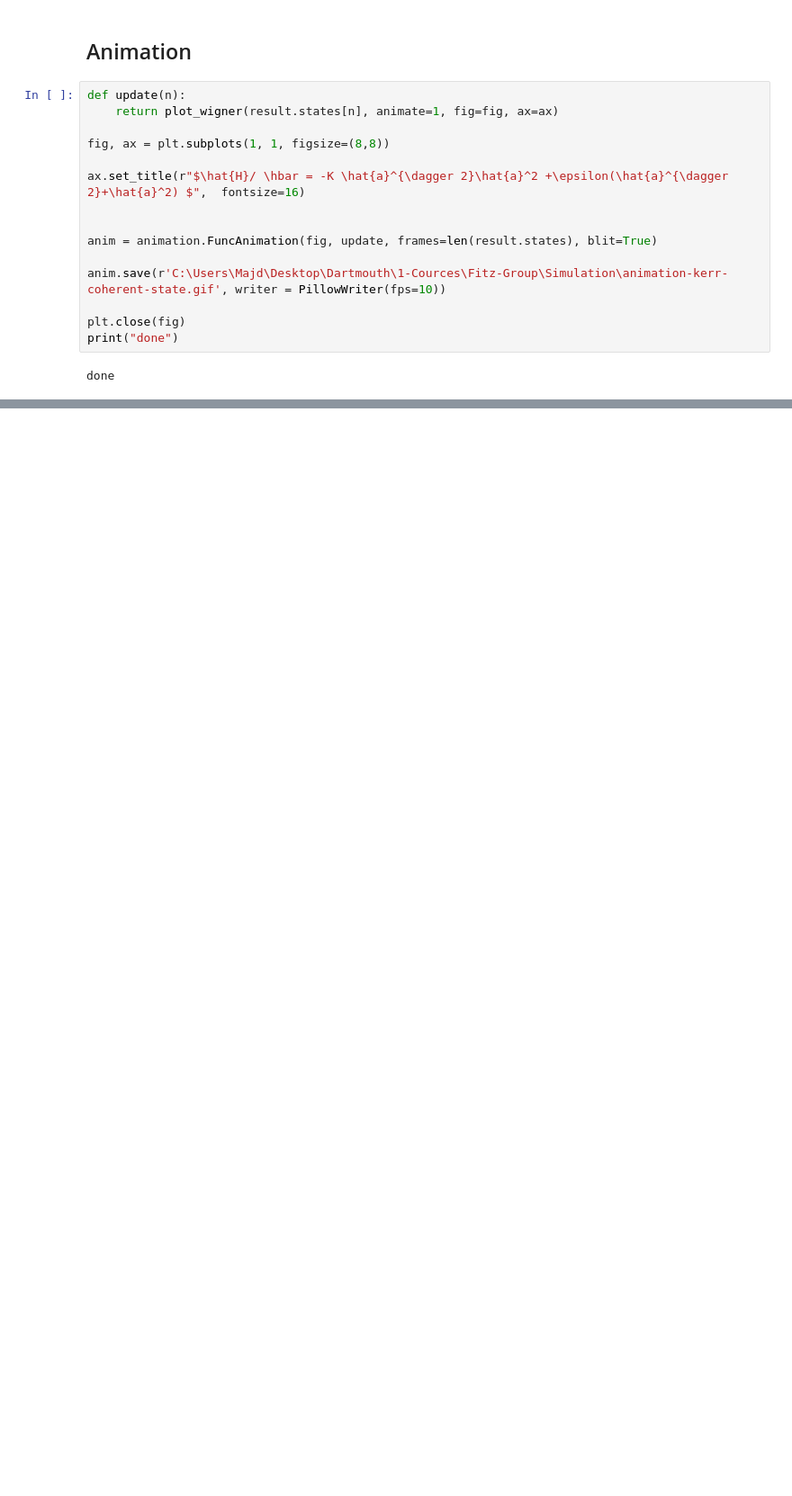
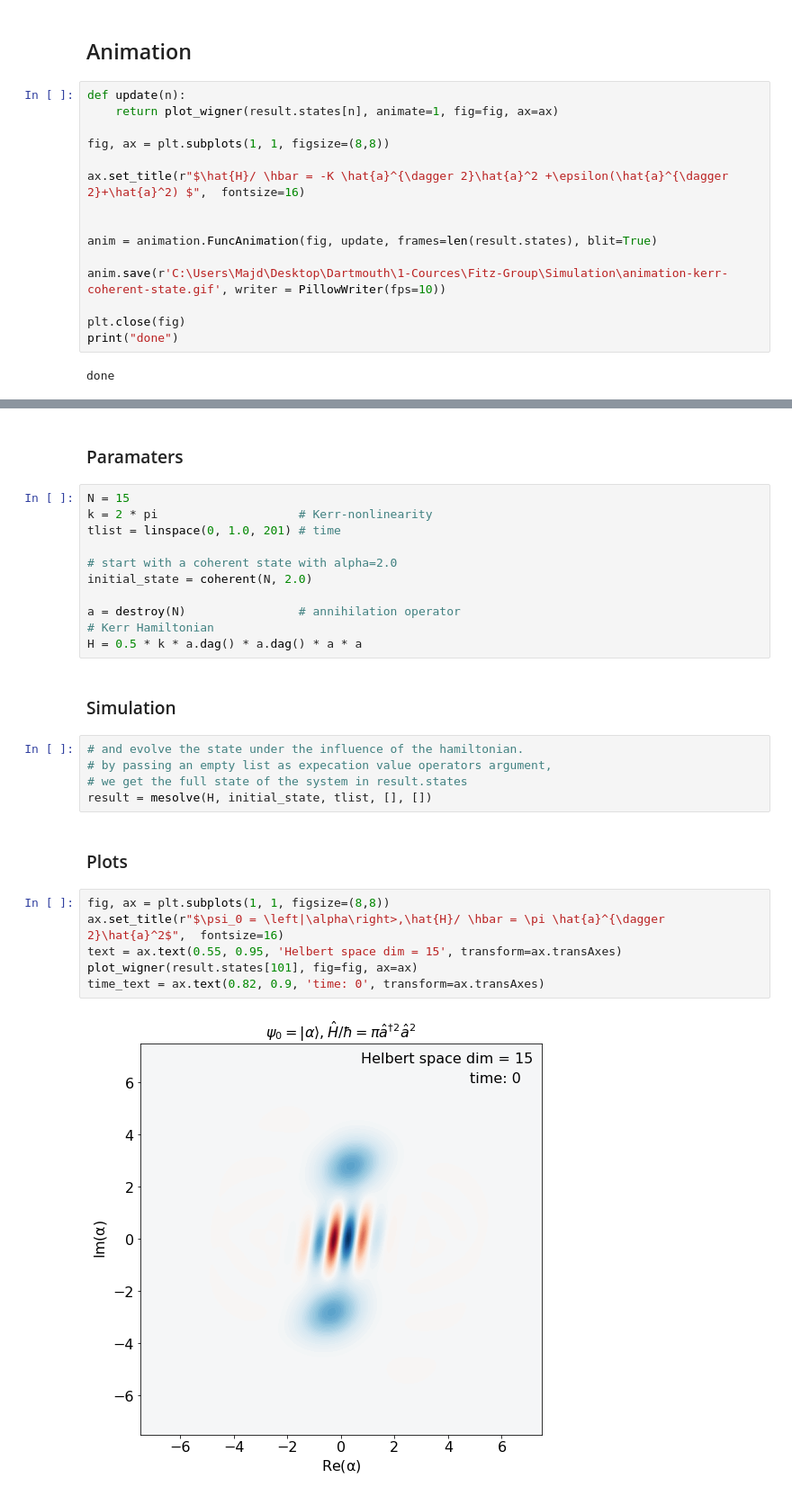
Before and after one commit to majdh98/Fitz-Group, a Jupyter notebook: Simulation/1-Kerr-cat qubit simulation .ipynb, the cells around one changed output, grey strips where cells are left out. Shown at 90% size. Cells and saved outputs as stored; diff of their text form; blank space fills up the shorter version.

```diff
--- a/Simulation/1-Kerr-cat qubit simulation .ipynb
+++ b/Simulation/1-Kerr-cat qubit simulation .ipynb
@@ -112,0 +122,30 @@ done
+# %% [markdown]
+### Paramaters
+# %%
+N = 15
+k = 2 * pi                    # Kerr-nonlinearity
+tlist = linspace(0, 1.0, 201) # time
+
+# start with a coherent state with alpha=2.0
+initial_state = coherent(N, 2.0)
+
+a = destroy(N)                # annihilation operator
+# Kerr Hamiltonian
+H = 0.5 * k * a.dag() * a.dag() * a * a
+# %% [markdown]
+### Simulation
+# %%
+# and evolve the state under the influence of the hamiltonian.
+# by passing an empty list as expecation value operators argument,
+# we get the full state of the system in result.states
+result = mesolve(H, initial_state, tlist, [], [])
+# %% [markdown]
+### Plots
+# %%
+fig, ax = plt.subplots(1, 1, figsize=(8,8))
+ax.set_title(r"$\psi_0 = \left|\alpha\right>,\hat{H}/ \hbar = \pi \hat{a}^{\dagger 2}\hat{a}^2$",  fontsize=16)
+text = ax.text(0.55, 0.95, 'Helbert space dim = 15', transform=ax.transAxes)
+plot_wigner(result.states[101], fig=fig, ax=ax)
+time_text = ax.text(0.82, 0.9, 'time: 0', transform=ax.transAxes)
+# %% [output]
+[figure, added]
```
Also changed, not shown: parts of 4 cells of this notebook, 11 other files.
